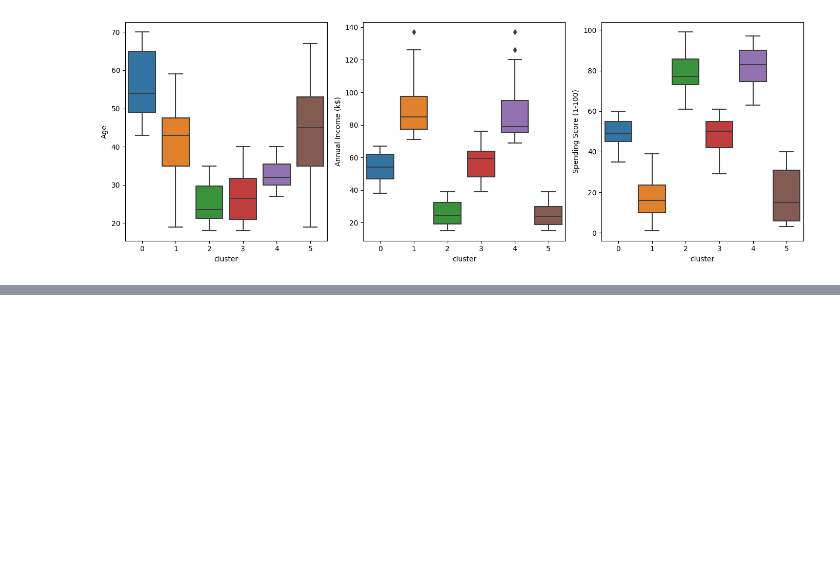
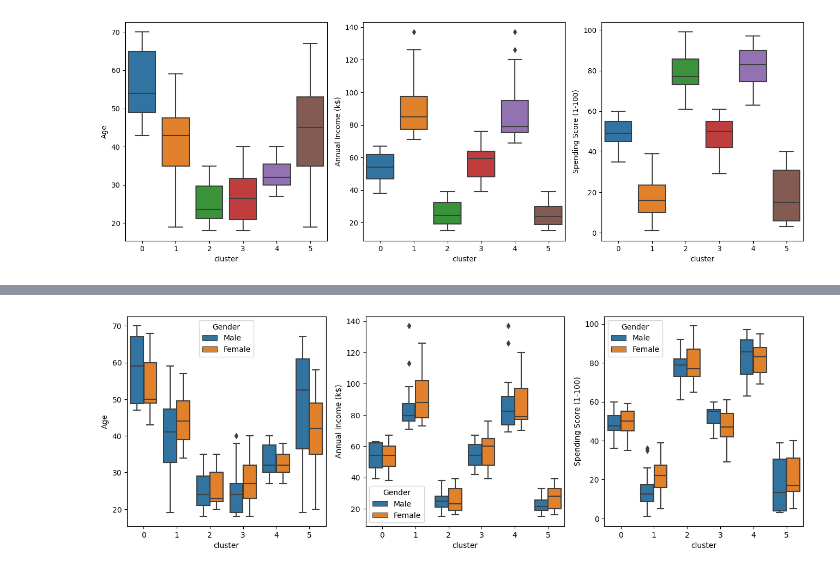
Before and after one commit to BraulioHermanson/Projeto_Segmentacao_de_Clientes, a Jupyter notebook: notebooks/[01_] ClusterizacaoKmeans.ipynb, the cells around one changed output, grey strips where cells are left out. Cells and saved outputs as stored; diff of their text form; code cells hidden in the pictures; blank space fills up the shorter version.

```diff
--- a/notebooks/[01_] ClusterizacaoKmeans.ipynb
+++ b/notebooks/[01_] ClusterizacaoKmeans.ipynb
@@ -118,0 +176,9 @@ plt.show()
+# %%
+fig, axs = plt.subplots(nrows=1, ncols=3, figsize=(16, 5))
+
+for ax, col in zip(axs, df_clustered.select_dtypes("number")):
+    sns.boxplot(data=df_clustered, x="cluster", y=col, ax=ax, hue="Gender")
+
+plt.show()
+# %% [output]
+[figure, added]
```
Also changed, not shown: parts of 4 cells of this notebook.
